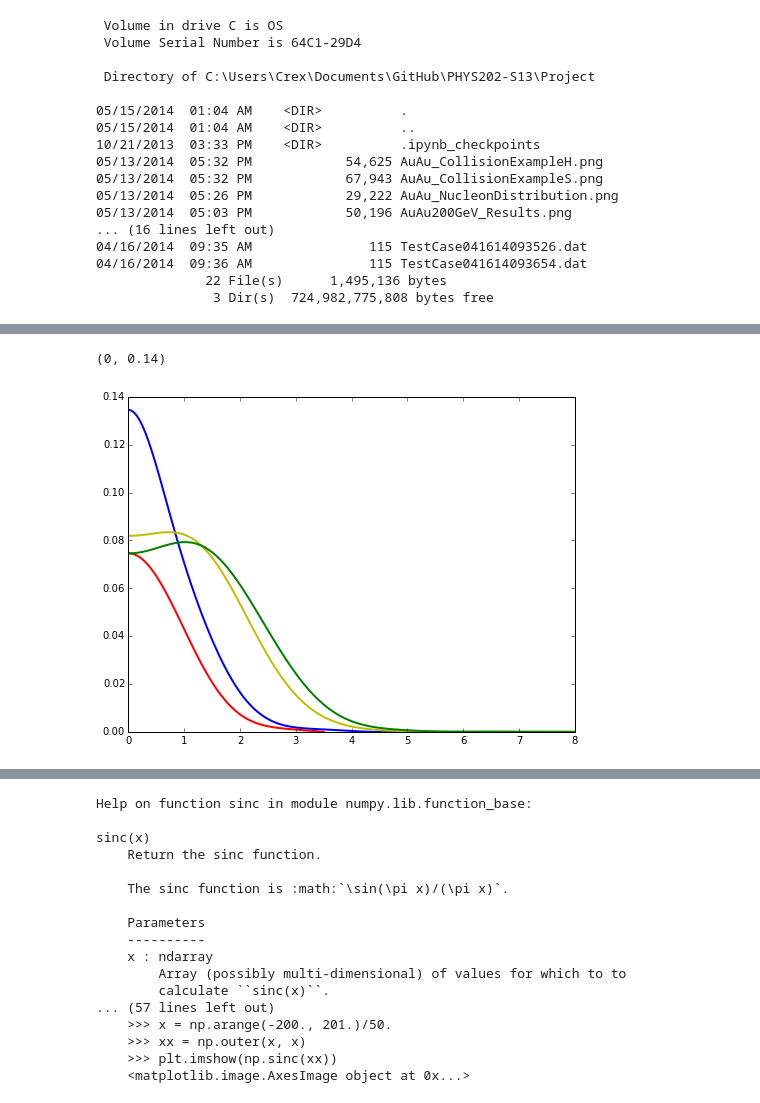
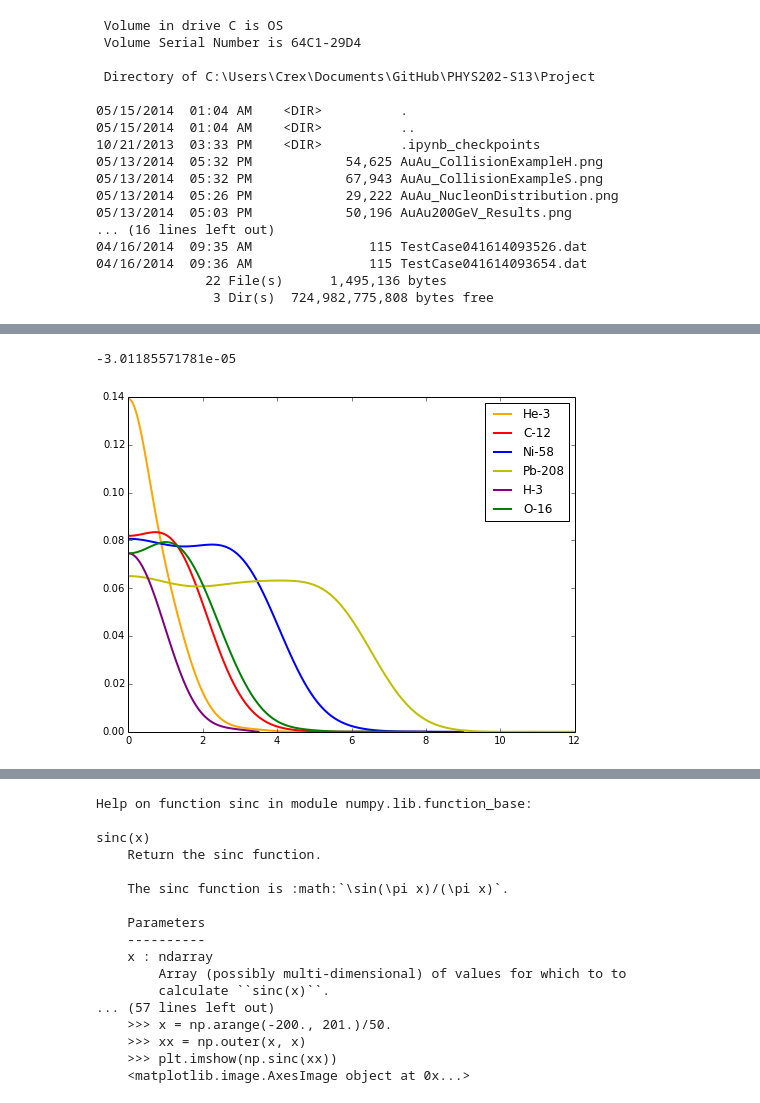
Before and after one commit to Blondel2111/PHYS202-S13, a Jupyter notebook: Project/NuclearInteractions.ipynb, the cells around one changed output, grey strips where cells are left out. Drawn from its saved outputs; the diff is of its cells as text; code cells hidden in the pictures.

```diff
--- a/Project/NuclearInteractions.ipynb
+++ b/Project/NuclearInteractions.ipynb
@@ -752,15 +758,17 @@ for i in range(len(rHe)):
 # %%
 figsize(8,6)
-# %%
-plot(rHe,He3p,'b',lw=2)
-plot(rC,C12p,'y',lw=2)
-#plot(rHe,(4*pi*rHe**2*He3p)/max(4*pi*rHe**2*He3p),'b')
-plot(rH,H3p,color='red',lw=2)
-plot(rO,O16p,'g',lw=2)
-#plot(rH,(4*pi*rH**2*H3p)/max(4*pi*rH**2*H3p),color='red')
-xlim(0,8)
-ylim(0,.14)
-# %% [output]
-(0, 0.14)
-[figure, removed]
+# %%
+plot(rHe,He3p,'orange',lw=2,label="He-3")
+plot(rC,C12p,'r',lw=2,label="C-12")
+plot(rNi,Ni58p,'b',lw=2,label="Ni-58")
+plot(rPb,Pb208p,'y',lw=2,label="Pb-208")
+plot(rH,H3p,color='purple',lw=2,label="H-3")
+plot(rO,O16p,'g',lw=2,label="O-16")
+#xlim(0,10)
+ylim(0,.14)
+legend()
+print min(He3p)
+# %% [output]
+-3.01185571781e-05
+[figure, added]
 # %%
```
Also changed, not shown: parts of 3 cells of this notebook, 4 other files.
